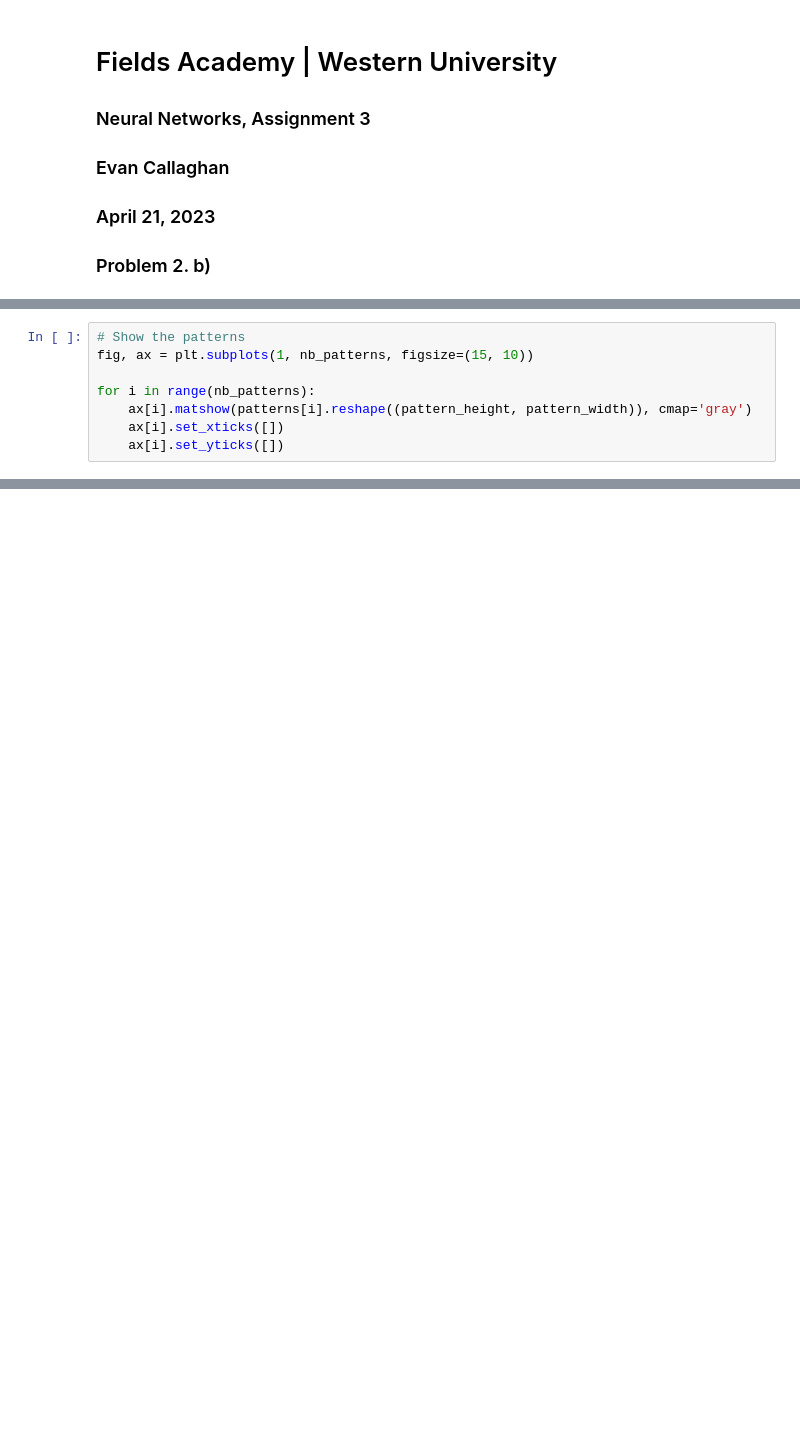
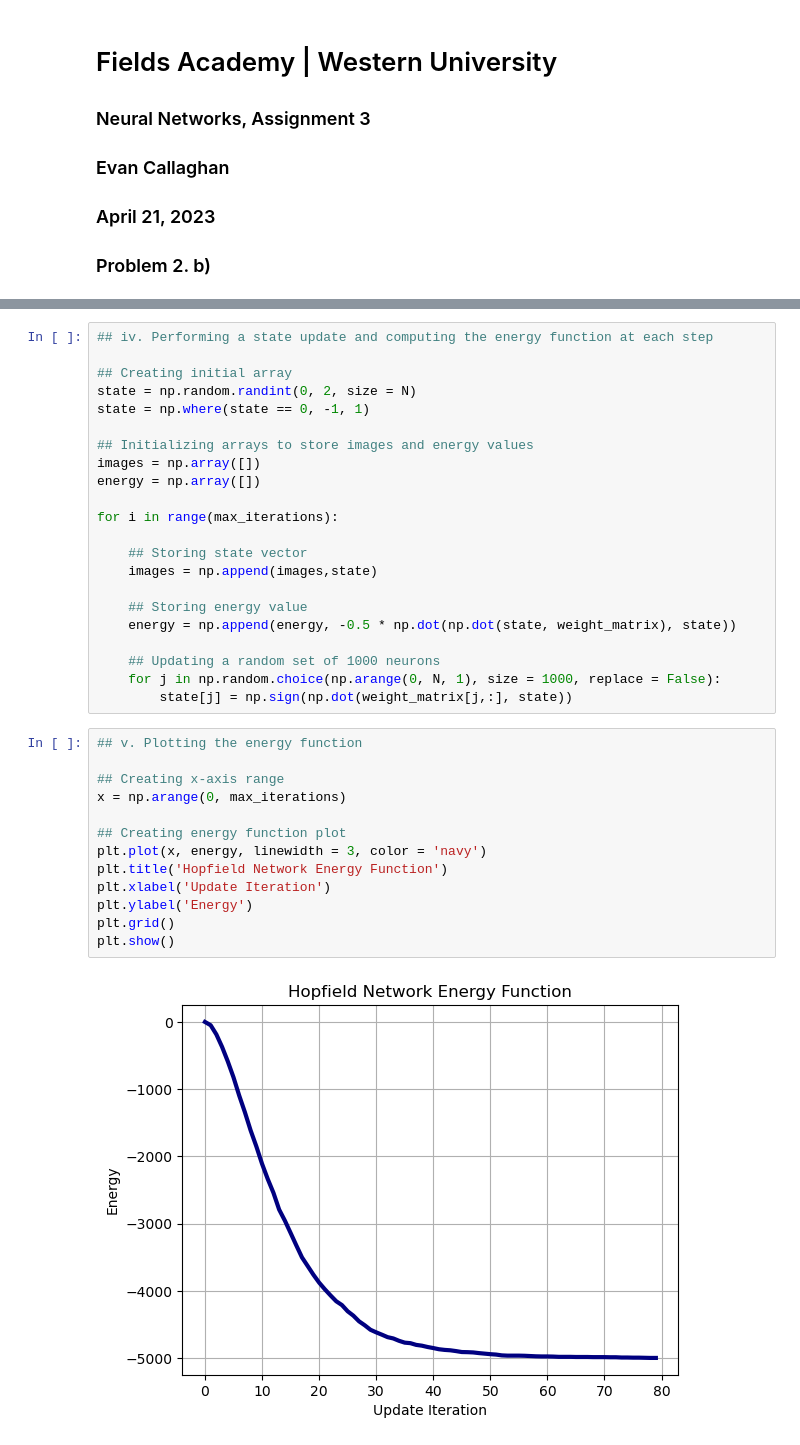
Before and after one commit to Evan-Callaghan/FieldsAcademy-NeuralNetworks, a Jupyter notebook: Assignments/assignment3.ipynb, the cells around one changed output, grey strips where cells are left out. Saved outputs shown, nothing was run; the diff lists cells and outputs as text; blank space fills up the shorter version.

```diff
--- a/Assignments/assignment3.ipynb
+++ b/Assignments/assignment3.ipynb
@@ -231,8 +52,0 @@ Deprecated in NumPy 1.20; for more details and guidance: https://numpy.org/devdo
-# %%
-# Show the patterns
-fig, ax = plt.subplots(1, nb_patterns, figsize=(15, 10))
-
-for i in range(nb_patterns):
-    ax[i].matshow(patterns[i].reshape((pattern_height, pattern_width)), cmap='gray')
-    ax[i].set_xticks([])
-    ax[i].set_yticks([])
@@ -308,0 +53,37 @@ array([[13., 11.,  4., 12.],
+# %%
+## iv. Performing a state update and computing the energy function at each step
+
+## Creating initial array
+state = np.random.randint(0, 2, size = N)
+state = np.where(state == 0, -1, 1)
+
+## Initializing arrays to store images and energy values
+images = np.array([])
+energy = np.array([])
+
+for i in range(max_iterations):
+
+    ## Storing state vector
+    images = np.append(images,state)
+
+    ## Storing energy value
+    energy = np.append(energy, -0.5 * np.dot(np.dot(state, weight_matrix), state))
+
+    ## Updating a random set of 1000 neurons
+    for j in np.random.choice(np.arange(0, N, 1), size = 1000, replace = False):
+        state[j] = np.sign(np.dot(weight_matrix[j,:], state))
+# %%
+## v. Plotting the energy function
+
+## Creating x-axis range
+x = np.arange(0, max_iterations)
+
+## Creating energy function plot
+plt.plot(x, energy, linewidth = 3, color = 'navy')
+plt.title('Hopfield Network Energy Function')
+plt.xlabel('Update Iteration')
+plt.ylabel('Energy')
+plt.grid()
+plt.show()
+# %% [output]
+[figure, added]
```
Also changed, not shown: parts of 31 cells of this notebook.
